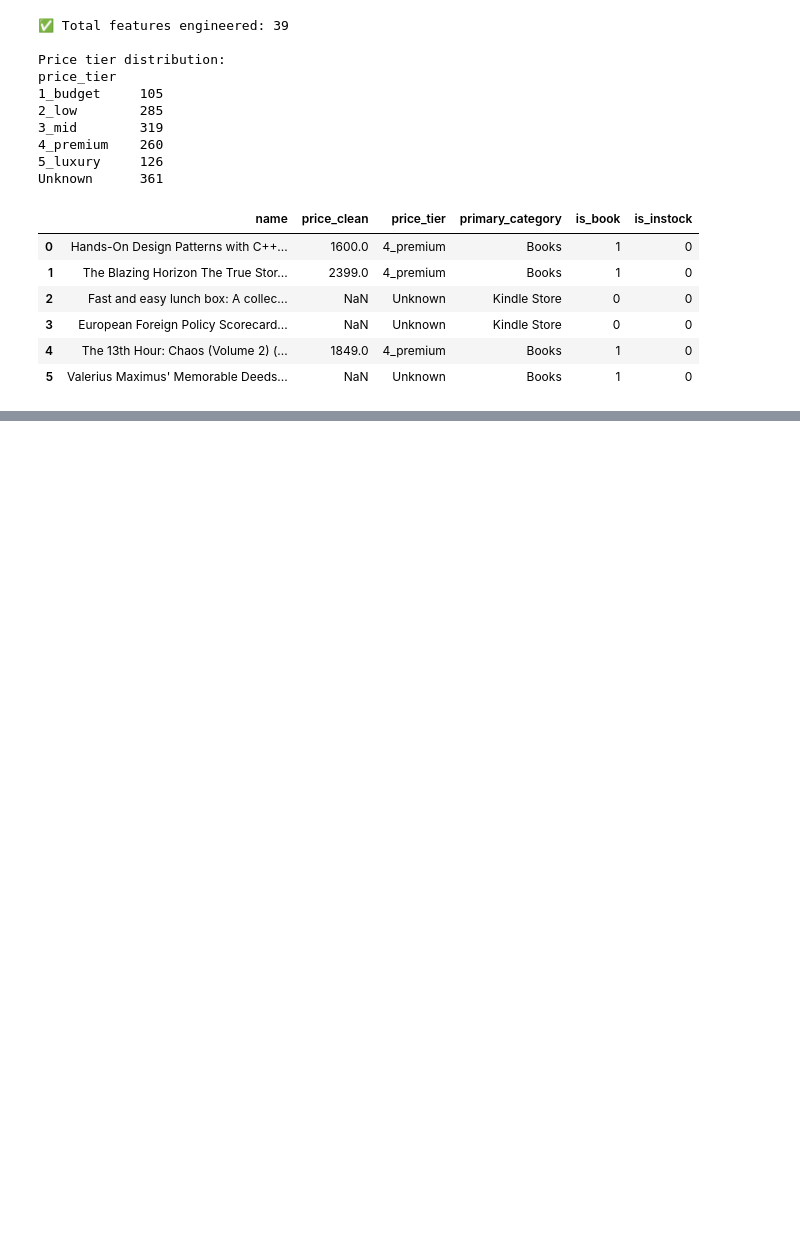
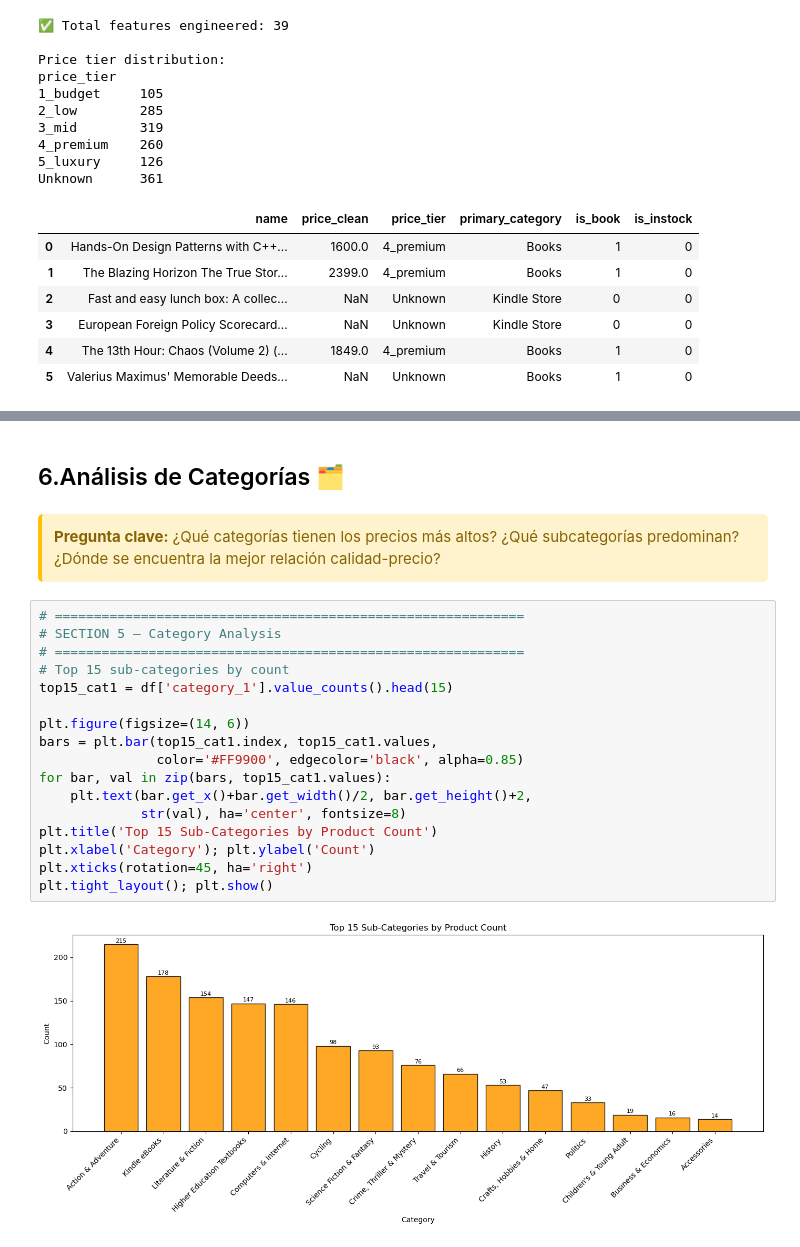
Before and after one commit to KarlaIvon15/9AIEVND-ADND-Practicas-230094-2, a Jupyter notebook: Practica04/Practica04_230094.ipynb, the cells around one changed output, grey strips where cells are left out. Saved outputs shown, nothing was run; the diff lists cells and outputs as text; blank space fills up the shorter version.

```diff
--- a/Practica04/Practica04_230094.ipynb
+++ b/Practica04/Practica04_230094.ipynb
@@ -311,0 +454,27 @@ Unknown      361
+# %% [markdown]
+## 6.Análisis de Categorías 🗂️
+# %% [markdown]
+<div style="background:#fff3cd; padding:12px; border-left:4px solid #ffc107; border-radius:5px;">
+    <span style="color:#856404;">
+        <b>Pregunta clave:</b> ¿Qué categorías tienen los precios más altos? ¿Qué subcategorías predominan? ¿Dónde se encuentra la mejor relación calidad-precio?
+    </span>
+</div>
+# %%
+# ============================================================
+# SECTION 5 — Category Analysis
+# ============================================================
+# Top 15 sub-categories by count
+top15_cat1 = df['category_1'].value_counts().head(15)
+
+plt.figure(figsize=(14, 6))
+bars = plt.bar(top15_cat1.index, top15_cat1.values,
+               color='#FF9900', edgecolor='black', alpha=0.85)
+for bar, val in zip(bars, top15_cat1.values):
+    plt.text(bar.get_x()+bar.get_width()/2, bar.get_height()+2,
+             str(val), ha='center', fontsize=8)
+plt.title('Top 15 Sub-Categories by Product Count')
+plt.xlabel('Category'); plt.ylabel('Count')
+plt.xticks(rotation=45, ha='right')
+plt.tight_layout(); plt.show()
+# %% [output]
+[figure, added]
```
Also changed, not shown: parts of 15 cells of this notebook.
